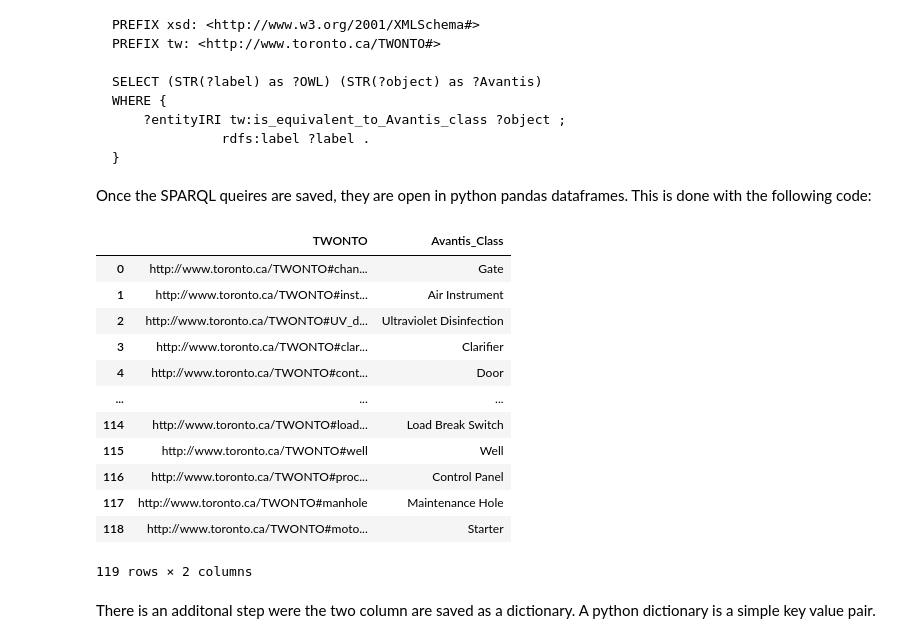
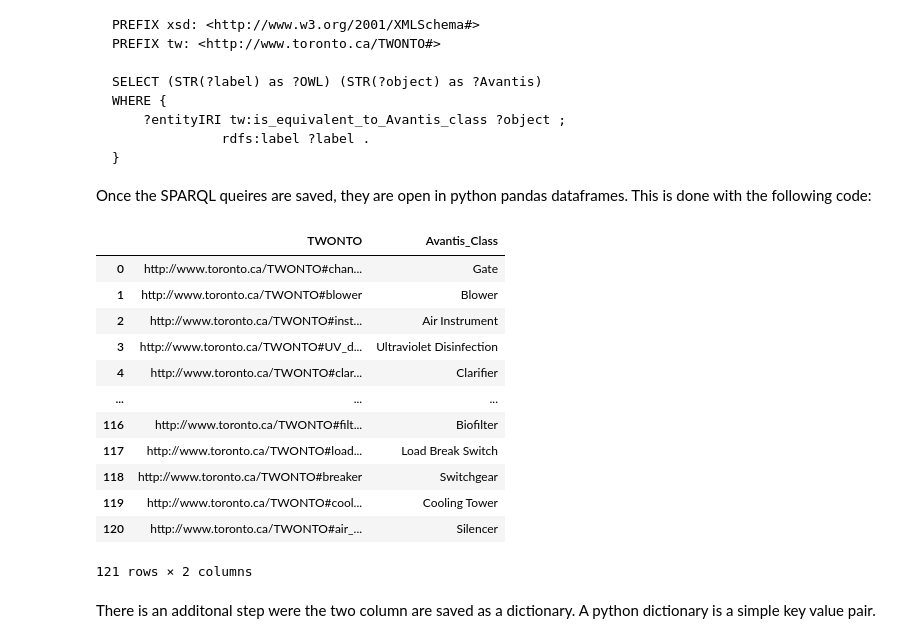
Before and after one commit to TW-ASMP/TWONTO, a Jupyter notebook: Avantis Mapping/Avantis Mapping Instructions.ipynb, the cells around one changed output. Cells and saved outputs as stored; diff of their text form; code cells hidden in the pictures.

Commit message:
prepping for TWONTO update

```diff
--- a/Avantis Mapping/Avantis Mapping Instructions.ipynb
+++ b/Avantis Mapping/Avantis Mapping Instructions.ipynb
@@ -31,23 +31,26 @@ Once the SPARQL queires are saved, they are open in python pandas dataframes. Th
 # %%
 import pandas as pd
 
 df = pd.read_excel("SPARQL_class.xlsx", header= 1)
 Class = dict(zip(df['Avantis_Class'],df['TWONTO']))
+
+TWONTO_classes = pd.read_excel('TWONTO_classes.xlsx')
+TWONTO_classes = TWONTO_classes['Classes'].tolist()
 df
 # %% [output]
 |  | TWONTO | Avantis_Class |
 | 0 | http://www.toronto.ca/TWONTO#chan... | Gate |
-| 1 | http://www.toronto.ca/TWONTO#inst... | Air Instrument |
-| 2 | http://www.toronto.ca/TWONTO#UV_d... | Ultraviolet Disinfection |
-| 3 | http://www.toronto.ca/TWONTO#clar... | Clarifier |
-| 4 | http://www.toronto.ca/TWONTO#cont... | Door |
+| 1 | http://www.toronto.ca/TWONTO#blower | Blower |
+| 2 | http://www.toronto.ca/TWONTO#inst... | Air Instrument |
+| 3 | http://www.toronto.ca/TWONTO#UV_d... | Ultraviolet Disinfection |
+| 4 | http://www.toronto.ca/TWONTO#clar... | Clarifier |
 | ... | ... | ... |
-| 114 | http://www.toronto.ca/TWONTO#load... | Load Break Switch |
-| 115 | http://www.toronto.ca/TWONTO#well | Well |
-| 116 | http://www.toronto.ca/TWONTO#proc... | Control Panel |
-| 117 | http://www.toronto.ca/TWONTO#manhole | Maintenance Hole |
-| 118 | http://www.toronto.ca/TWONTO#moto... | Starter |
+| 116 | http://www.toronto.ca/TWONTO#filt... | Biofilter |
+| 117 | http://www.toronto.ca/TWONTO#load... | Load Break Switch |
+| 118 | http://www.toronto.ca/TWONTO#breaker | Switchgear |
+| 119 | http://www.toronto.ca/TWONTO#cool... | Cooling Tower |
+| 120 | http://www.toronto.ca/TWONTO#air_... | Silencer |
-119 rows × 2 columns
+121 rows × 2 columns
 # %% [markdown]
 There is an additonal step were the two column are saved as a dictionary. A python dictionary is a simple key value pair.
 # %%
```
Also changed, not shown: parts of 8 cells of this notebook, 10 other files.
